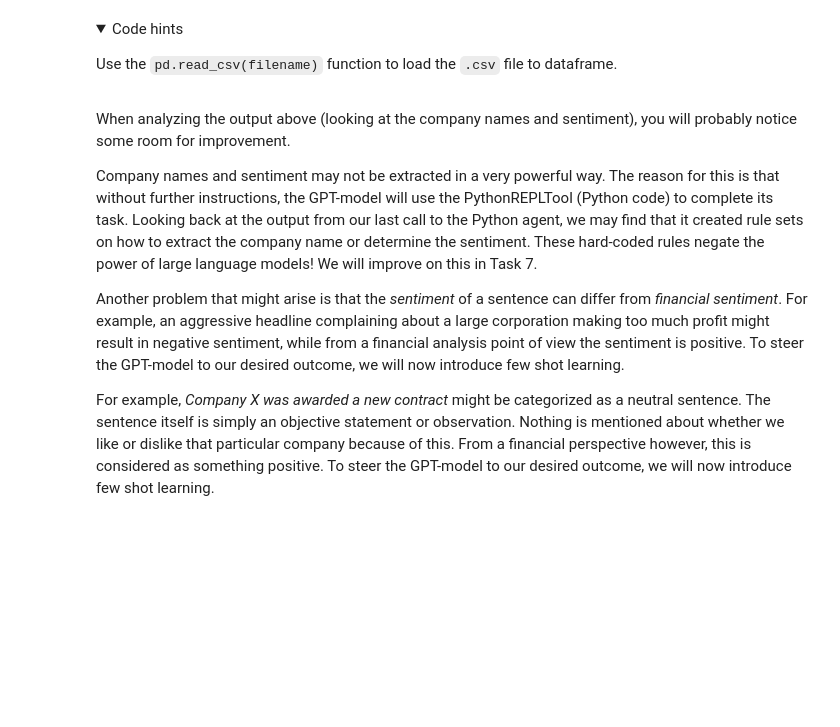
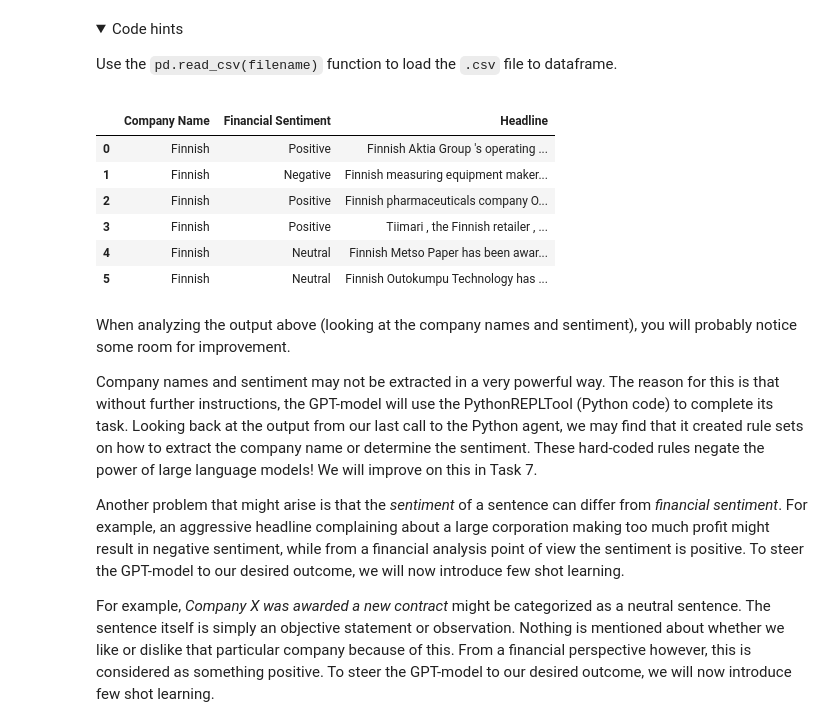
Before and after one commit to Domszy/Langchain-project, a Jupyter notebook: notebook.ipynb, the cells around one changed output. Drawn from its saved outputs; the diff is of its cells as text; code cells hidden in the pictures; folded sections open; blank space fills up the shorter version.

Commit message:
Creating tools and agents for sentiment analysis

```diff
--- a/notebook.ipynb
+++ b/notebook.ipynb
@@ -623,12 +677,21 @@ Use the `pd.read_csv(filename)` function to load the `.csv` file to dataframe.
 </details>
 # %%
 # Make the necessary import.
-
+import pandas as pd
 
 # Load the CSV file into a dataframe.
-
+df = pd.read_csv("financial_analysis.csv")
 
 # Print the dataframe.
+df
+# %% [output]
+|  | Company Name | Financial Sentiment | Headline |
+| 0 | Finnish | Positive | Finnish Aktia Group 's operating ... |
+| 1 | Finnish | Negative | Finnish measuring equipment maker... |
+| 2 | Finnish | Positive | Finnish pharmaceuticals company O... |
+| 3 | Finnish | Positive | Tiimari , the Finnish retailer , ... |
+| 4 | Finnish | Neutral | Finnish Metso Paper has been awar... |
+| 5 | Finnish | Neutral | Finnish Outokumpu Technology has ... |
 # %% [markdown]
 When analyzing the output above (looking at the company names and sentiment), you will probably notice some room for improvement.
 
```
Also changed, not shown: parts of 4 cells of this notebook.
